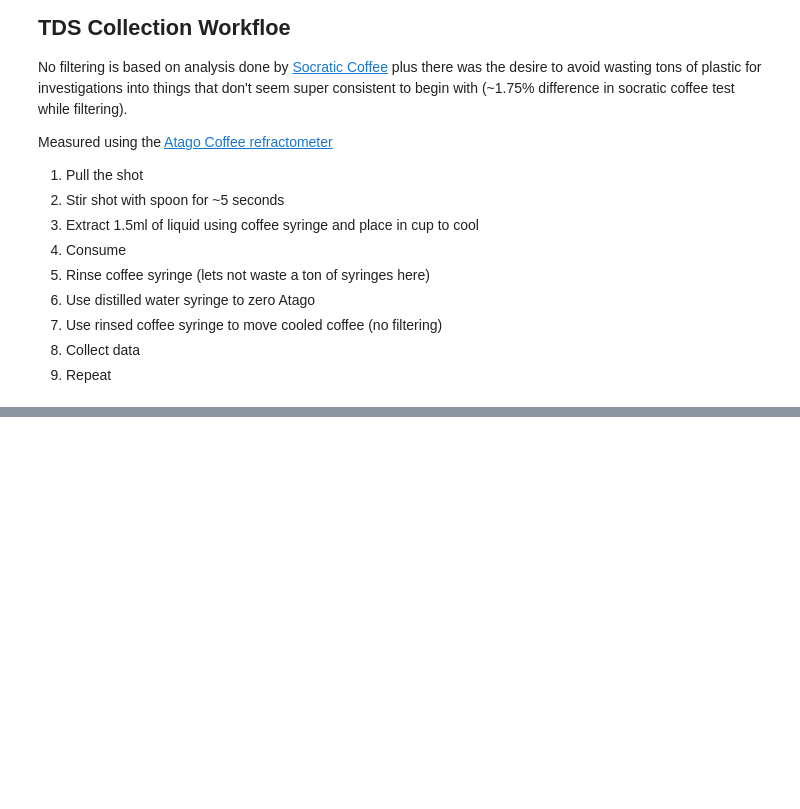
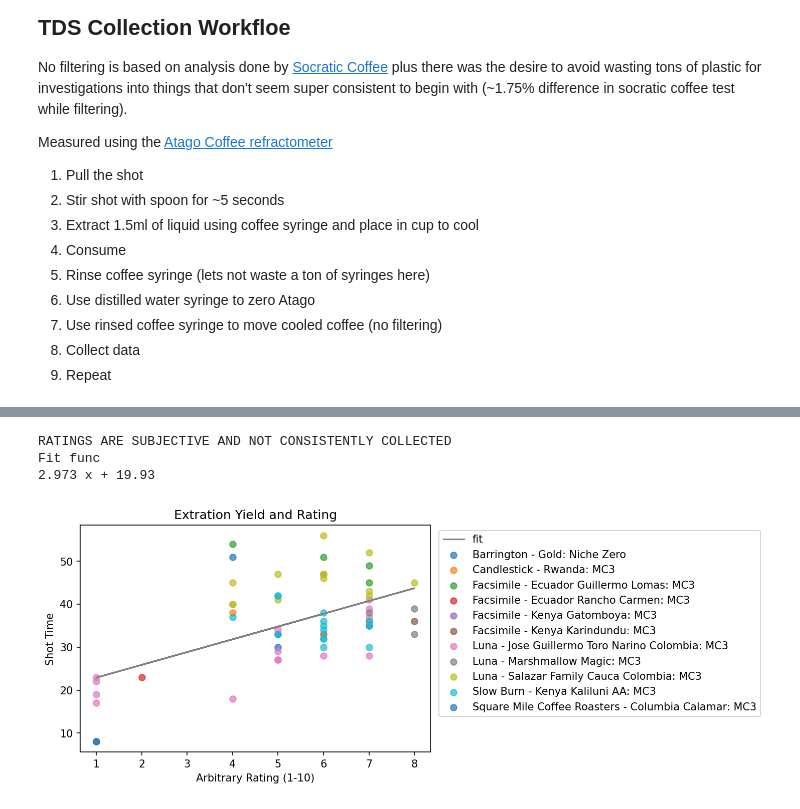
Before and after one commit to badisa/optpresso, a Jupyter notebook: notebooks/tds_analysis.ipynb, the cells around one changed output, grey strips where cells are left out. Drawn from its saved outputs; the diff is of its cells as text; code cells hidden in the pictures; blank space fills up the shorter version.

```diff
--- a/notebooks/tds_analysis.ipynb
+++ b/notebooks/tds_analysis.ipynb
@@ -105,3 +109,28 @@ Fit func
+# %%
+print("RATINGS ARE SUBJECTIVE AND NOT CONSISTENTLY COLLECTED")
+for name, subdf in df.groupby(["coffee", "grinder"]):
+    plt.scatter(subdf["arbitraryrating1-10"], subdf.time, label=": ".join(name), alpha=.7)
+ax = plt.gca()
+ax.set_title("Extration Yield and Rating")
+ax.set_ylabel("Shot Time")
+ax.set_xlabel("Arbitrary Rating (1-10)")
+poly_fit = np.poly1d(np.polyfit(df["arbitraryrating1-10"], df.time, 1))
+print("Fit func", poly_fit)
+plt.plot(
+    df["arbitraryrating1-10"].unique(),
+    poly_fit(df["arbitraryrating1-10"].unique()),
+    color="gray",
+    linestyle="-",
+    label="fit"
+)
+
+plt.legend(bbox_to_anchor=(1.01, 1), loc='upper left')
+plt.show()
+# %% [output]
+RATINGS ARE SUBJECTIVE AND NOT CONSISTENTLY COLLECTED
+Fit func
+2.973 x + 19.93
+[figure, added]
 # %%
 grinders = df.grinder.unique()
 def sort_key(x):
```
Also changed, not shown: parts of 4 cells of this notebook, 4 other files.
